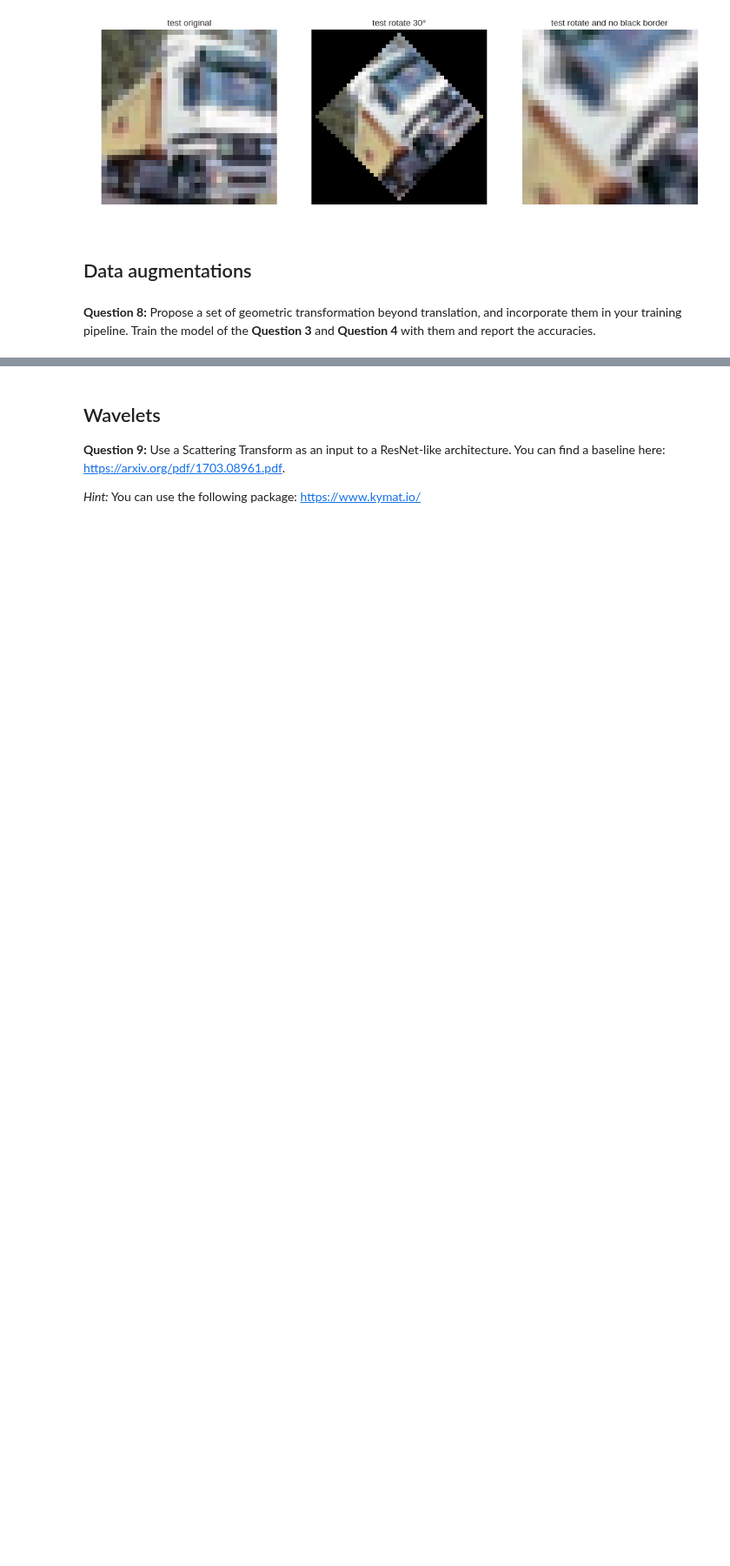
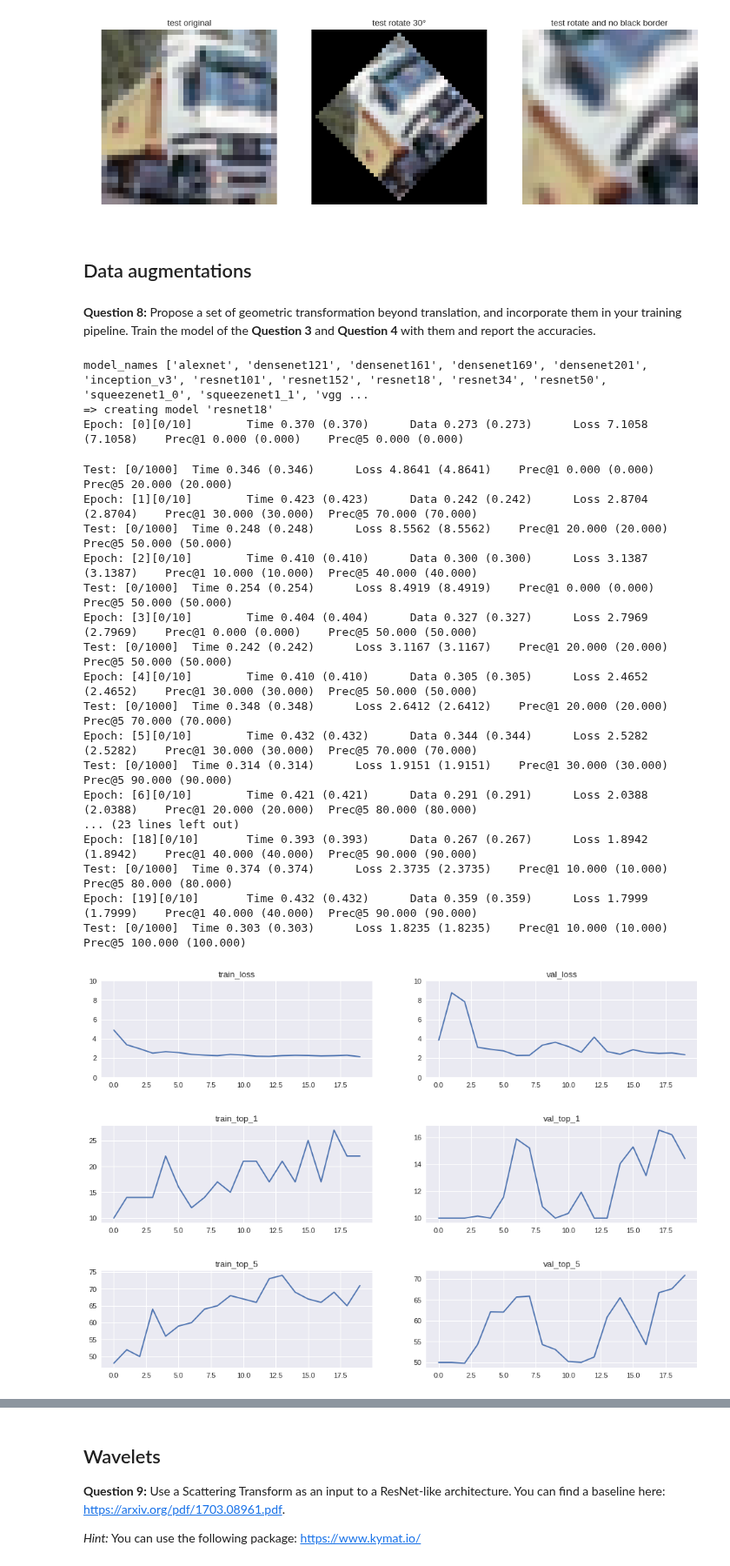
Before and after one commit to paulasquin/deep-learning-in-practice-cs, a Jupyter notebook: 3-TD_ADL.ipynb, the cells around one changed output, grey strips where cells are left out. Shown at 87% size. Drawn from its saved outputs; the diff is of its cells as text; code cells hidden in the pictures; blank space fills up the shorter version.

```diff
--- a/3-TD_ADL.ipynb
+++ b/3-TD_ADL.ipynb
@@ -949,3 +949,57 @@ print(rotate_crop.shape)
 ## Data augmentations
 # %% [markdown]
 __Question 8:__ Propose a set of geometric transformation beyond translation, and incorporate them in your training pipeline. Train the model of the __Question 3__ and __Question 4__ with them and report the accuracies.
+# %%
+# Hyperparameters
+args = Args(
+        arch="resnet18",
+        workers=4,
+        epochs=20,
+        start_epoch=0,
+        batch_size=10,
+        lr=0.01,
+        momentum=0.9,
+        weight_decay=1e-4,
+        print_freq=1000,
+        resume="",
+        evaluate=False,
+        pretrained=False
+)
+
+# Transformation definition
+transf = transforms.Compose(
+    [transforms.ToPILImage(),
+     transforms.CenterCrop(224),
+     transforms.RandomHorizontalFlip(),
+     transforms.RandomAffine(degrees=45, translate=(0.2, 0.2), scale=(0.8, 1.2)),
+     transforms.RandomVerticalFlip(),
+     transforms.ToTensor(),
+     normalize
+    ])
+
+
+classifier4 = Classifier(args, transf)
+classifier4.run_training()
+classifier4.plot_results()
+# %% [output]
+model_names ['alexnet', 'densenet121', 'densenet161', 'densenet169', 'densenet201', 'inception_v3', 'resnet101', 'resnet152', 'resnet18', 'resnet34', 'resnet50', 'squeezenet1_0', 'squeezenet1_1', 'vgg ...
+=> creating model 'resnet18'
+Epoch: [0][0/10]        Time 0.370 (0.370)      Data 0.273 (0.273)      Loss 7.1058 (7.1058)    Prec@1 0.000 (0.000)    Prec@5 0.000 (0.000)
+Test: [0/1000]  Time 0.346 (0.346)      Loss 4.8641 (4.8641)    Prec@1 0.000 (0.000)    Prec@5 20.000 (20.000)
+Epoch: [1][0/10]        Time 0.423 (0.423)      Data 0.242 (0.242)      Loss 2.8704 (2.8704)    Prec@1 30.000 (30.000)  Prec@5 70.000 (70.000)
+Test: [0/1000]  Time 0.248 (0.248)      Loss 8.5562 (8.5562)    Prec@1 20.000 (20.000)  Prec@5 50.000 (50.000)
+Epoch: [2][0/10]        Time 0.410 (0.410)      Data 0.300 (0.300)      Loss 3.1387 (3.1387)    Prec@1 10.000 (10.000)  Prec@5 40.000 (40.000)
+Test: [0/1000]  Time 0.254 (0.254)      Loss 8.4919 (8.4919)    Prec@1 0.000 (0.000)    Prec@5 50.000 (50.000)
+Epoch: [3][0/10]        Time 0.404 (0.404)      Data 0.327 (0.327)      Loss 2.7969 (2.7969)    Prec@1 0.000 (0.000)    Prec@5 50.000 (50.000)
+Test: [0/1000]  Time 0.242 (0.242)      Loss 3.1167 (3.1167)    Prec@1 20.000 (20.000)  Prec@5 50.000 (50.000)
+Epoch: [4][0/10]        Time 0.410 (0.410)      Data 0.305 (0.305)      Loss 2.4652 (2.4652)    Prec@1 30.000 (30.000)  Prec@5 50.000 (50.000)
+Test: [0/1000]  Time 0.348 (0.348)      Loss 2.6412 (2.6412)    Prec@1 20.000 (20.000)  Prec@5 70.000 (70.000)
+Epoch: [5][0/10]        Time 0.432 (0.432)      Data 0.344 (0.344)      Loss 2.5282 (2.5282)    Prec@1 30.000 (30.000)  Prec@5 70.000 (70.000)
+Test: [0/1000]  Time 0.314 (0.314)      Loss 1.9151 (1.9151)    Prec@1 30.000 (30.000)  Prec@5 90.000 (90.000)
+Epoch: [6][0/10]        Time 0.421 (0.421)      Data 0.291 (0.291)      Loss 2.0388 (2.0388)    Prec@1 20.000 (20.000)  Prec@5 80.000 (80.000)
+... (23 lines left out)
+Epoch: [18][0/10]       Time 0.393 (0.393)      Data 0.267 (0.267)      Loss 1.8942 (1.8942)    Prec@1 40.000 (40.000)  Prec@5 90.000 (90.000)
+Test: [0/1000]  Time 0.374 (0.374)      Loss 2.3735 (2.3735)    Prec@1 10.000 (10.000)  Prec@5 80.000 (80.000)
+Epoch: [19][0/10]       Time 0.432 (0.432)      Data 0.359 (0.359)      Loss 1.7999 (1.7999)    Prec@1 40.000 (40.000)  Prec@5 90.000 (90.000)
+Test: [0/1000]  Time 0.303 (0.303)      Loss 1.8235 (1.8235)    Prec@1 10.000 (10.000)  Prec@5 100.000 (100.000)
+[figure, added]
```
Also changed, not shown: parts of 10 cells of this notebook.
